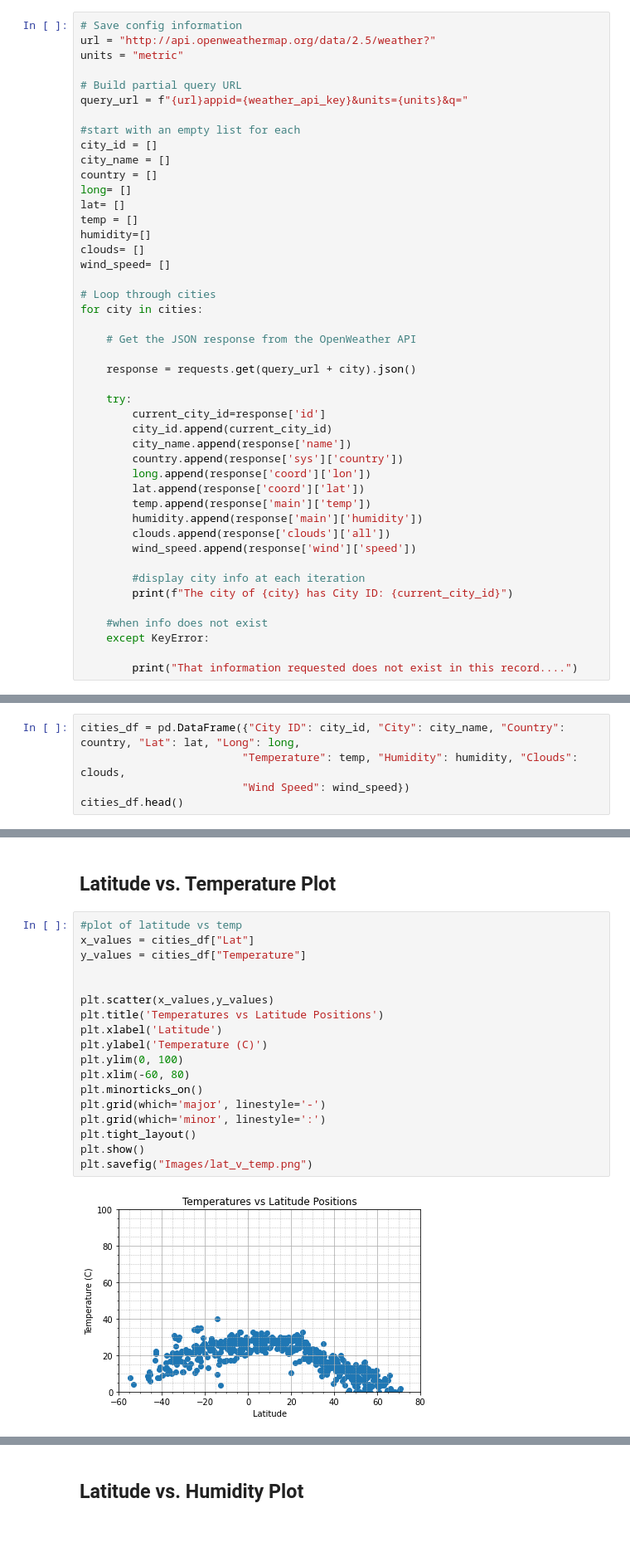
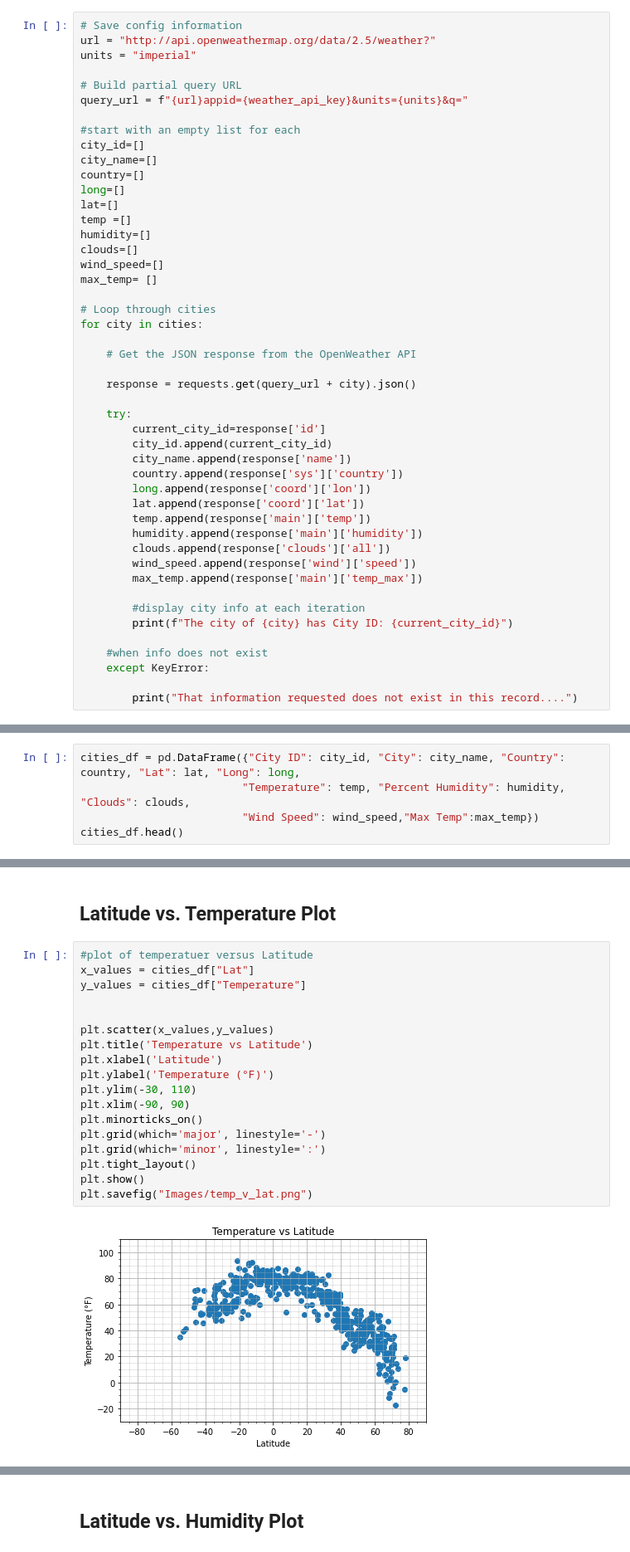
Before and after one commit to capnrick/python-api-challenge, a Jupyter notebook: WeatherPy.ipynb, the cells around one changed output, grey strips where cells are left out. Shown at 83% size. Drawn from its saved outputs; the diff is of its cells as text.

Commit message:
Adding cod eto compelte WeatherPy analysis and adding output files including .csv and images files

```diff
--- a/WeatherPy.ipynb
+++ b/WeatherPy.ipynb
@@ -56,21 +58,22 @@ len(cities)
 # %%
 # Save config information
 url = "http://api.openweathermap.org/data/2.5/weather?"
-units = "metric"
+units = "imperial"
 
 # Build partial query URL
 query_url = f"{url}appid={weather_api_key}&units={units}&q="
 
 #start with an empty list for each
-city_id = []
-city_name = []
-country = []
-long= []
-lat= []
-temp = []
+city_id=[]
+city_name=[]
+country=[]
+long=[]
+lat=[]
+temp =[]
 humidity=[]
-clouds= []
-wind_speed= []
+clouds=[]
+wind_speed=[]
+max_temp= []
 
 # Loop through cities
 for city in cities:
@@ -90,6 +93,7 @@ for city in cities:
         humidity.append(response['main']['humidity'])
         clouds.append(response['clouds']['all'])
         wind_speed.append(response['wind']['speed'])
+        max_temp.append(response['main']['temp_max'])
 
         #display city info at each iteration
         print(f"The city of {city} has City ID: {current_city_id}")
@@ -122,7 +126,7 @@ The city of menton has City ID: 2994497
 * Display the DataFrame
 # %%
 cities_df = pd.DataFrame({"City ID": city_id, "City": city_name, "Country": country, "Lat": lat, "Long": long,
-                         "Temperature": temp, "Humidity": humidity, "Clouds": clouds,
-                         "Wind Speed": wind_speed})
+                         "Temperature": temp, "Percent Humidity": humidity, "Clouds": clouds,
+                         "Wind Speed": wind_speed,"Max Temp":max_temp})
 cities_df.head()
 # %% [output]
@@ -170,22 +177,22 @@ no_cities_df.head()
 # %% [markdown]
 ## Latitude vs. Temperature Plot
 # %%
-#plot of latitude vs temp
+#plot of temperatuer versus Latitude
 x_values = cities_df["Lat"]
 y_values = cities_df["Temperature"]
 
 
 plt.scatter(x_values,y_values)
-plt.title('Temperatures vs Latitude Positions')
+plt.title('Temperature vs Latitude')
 plt.xlabel('Latitude')
-plt.ylabel('Temperature (C)')
-plt.ylim(0, 100)
-plt.xlim(-60, 80)
+plt.ylabel('Temperature (°F)')
+plt.ylim(-30, 110)
+plt.xlim(-90, 90)
 plt.minorticks_on()
 plt.grid(which='major', linestyle='-')
 plt.grid(which='minor', linestyle=':')
 plt.tight_layout()
 plt.show()
-plt.savefig("Images/lat_v_temp.png")
+plt.savefig("Images/temp_v_lat.png")
 # %% [output]
-[figure, old version]
+[figure, new version]
```
Also changed, not shown: parts of 21 cells of this notebook, 13 other files.
